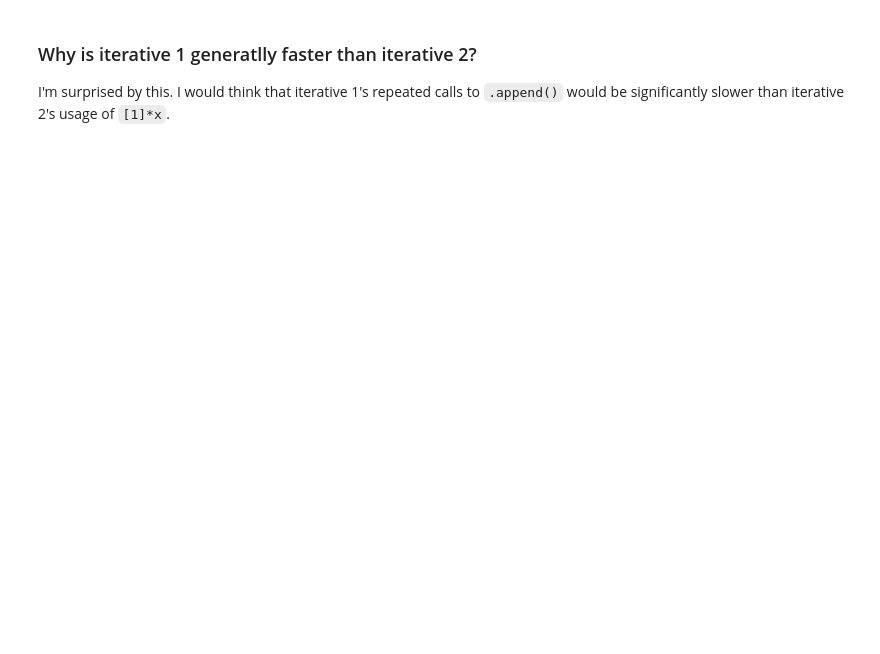
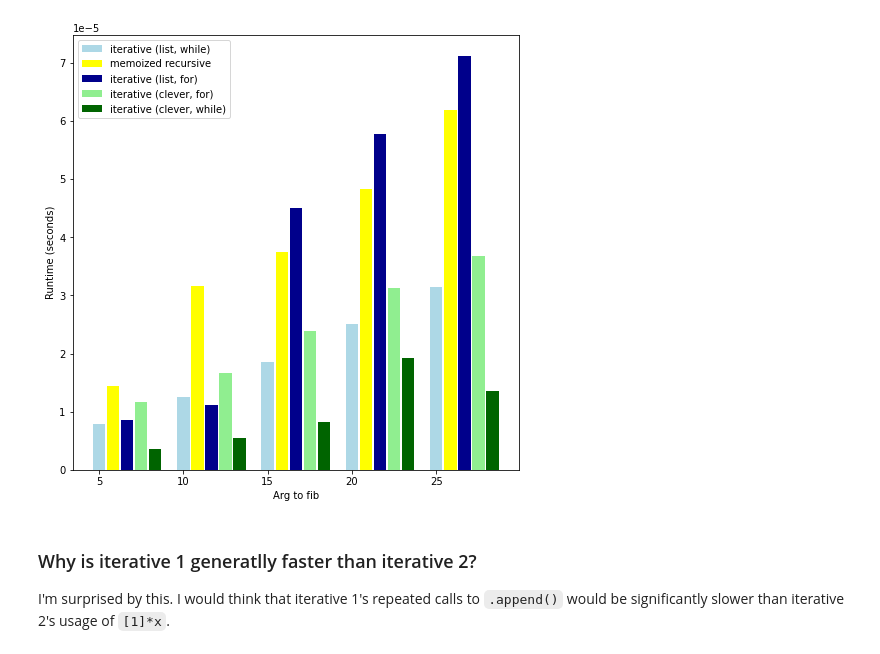
Before and after one commit to ekoly/fundamentals, a Jupyter notebook: fib.ipynb, the cells around one changed output. Cells and saved outputs as stored; diff of their text form; code cells hidden in the pictures; blank space fills up the shorter version.

```diff
--- a/fib.ipynb
+++ b/fib.ipynb
@@ -135,3 +178,8 @@ plot(fibs_to_use=[2, 3, 4,])
+# %%
+# iterative plus memoized recursive
+plot(fibs_to_use=[2, 3, 4, 5, 6,])
+# %% [output]
+[figure, added]
 # %% [markdown]
 ### Why is iterative 1 generatlly faster than iterative 2?
 
```
Also changed, not shown: parts of 12 cells of this notebook.
